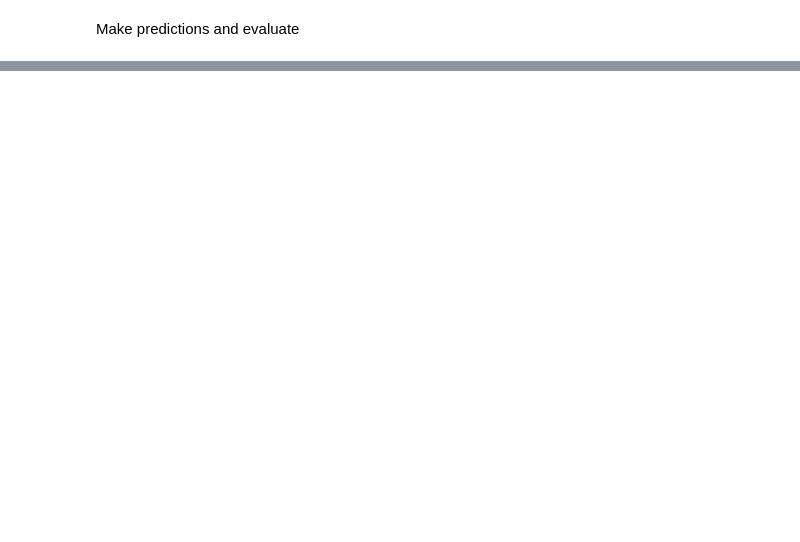
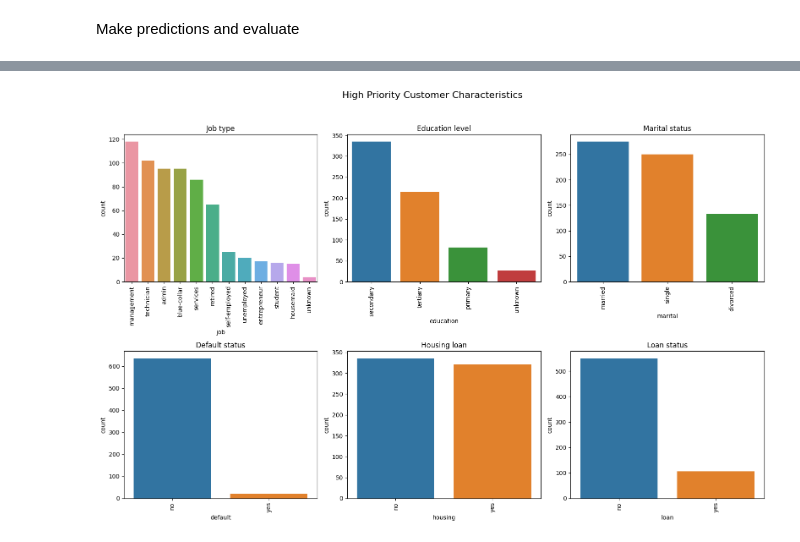
Before and after one commit to lfunderburk/soZCqCfU4mL5ppCX, a Jupyter notebook: notebooks/exploratory-model.ipynb, the cells around one changed output, grey strips where cells are left out. Cells and saved outputs as stored; diff of their text form; code cells hidden in the pictures; blank space fills up the shorter version.

Commit message:
complete customer segmentation analysis

```diff
--- a/notebooks/exploratory-model.ipynb
+++ b/notebooks/exploratory-model.ipynb
@@ -163,8 +182,10 @@ def generate_pipeline(X, model):
 # %% [markdown]
 Create a pipeline and fit the model
 # %%
-# Create a pipeline with preprocessing and RandomForestClassifier
-pipeline = generate_pipeline(X, xgb.XGBClassifier(random_state=42))
+# Create a pipeline with preprocessing and XGBClassifier
+model = xgb.XGBClassifier(random_state=42, )
+
+pipeline = generate_pipeline(X, model)
 
 # Perform 5-fold cross-validation
 cv_scores = cross_val_score(pipeline, X, y, cv=5, scoring='accuracy')
@@ -308,0 +275,56 @@ print("5-fold Cross-validation Accuracy:", avg_accuracy)
+# %%
+# For a new customer
+new_customer_data = X  # Fill in the new customer's information in the appropriate format
+y_pred = pipeline.predict(new_customer_data)
+# %%
+# Estimate probabilities
+probabilities = pipeline.predict_proba(new_customer_data)
+
+# Set a threshold for prioritizing customers
+threshold = 0.7
+
+# Find customers with a higher probability of subscribing
+high_priority_customers = new_customer_data[probabilities[:, 1] >= threshold]
+# %%
+
+
+fig, axes = plt.subplots(nrows=2, ncols=3, figsize=(16, 10))
+fig.suptitle('High Priority Customer Characteristics', fontsize=16, y=1.03)
+# Job
+sns.countplot(x='job', data=high_priority_customers, ax=axes[0, 0], order=high_priority_customers['job'].value_counts().index)
+axes[0, 0].set_title('Job type')
+axes[0, 0].tick_params(axis='x', rotation=90)
+
+# Education
+sns.countplot(x='education', data=high_priority_customers, ax=axes[0, 1])
+axes[0, 1].set_title('Education level')
+axes[0, 1].tick_params(axis='x', rotation=90)
+
+# Marital
+sns.countplot(x='marital', data=high_priority_customers, ax=axes[0, 2], order=high_priority_customers['marital'].value_counts().index)
+axes[0, 2].set_title('Marital status')
+axes[0, 2].tick_params(axis='x', rotation=90)
+
+# Default
+sns.countplot(x='default', data=high_priority_customers, ax=axes[1, 0], order=high_priority_customers['default'].value_counts().index)
+axes[1, 0].set_title('Default status')
+axes[1, 0].tick_params(axis='x', rotation=90)
+
+# Housing
+sns.countplot(x='housing', data=high_priority_customers, ax=axes[1, 1], order=high_priority_customers['housing'].value_counts().index)
+axes[1, 1].set_title('Housing loan')
+axes[1, 1].tick_params(axis='x', rotation=90)
+
+# Loan
+sns.countplot(x='loan', data=high_priority_customers, ax=axes[1, 2], order=high_priority_customers['loan'].value_counts().index)
+axes[1, 2].set_title('Loan status')
+axes[1, 2].tick_params(axis='x', rotation=90)
+
+plt.tight_layout()
+
+
+
+# Save the plot
+plt.savefig(os.path.abspath(os.path.join(os.getcwd(), '..', 'reports', 'figures', 'customer-segmentation.png')), bbox_inches='tight')
+# %% [output]
+[figure, added]
```
Also changed, not shown: parts of 17 cells of this notebook, 2 other files.
